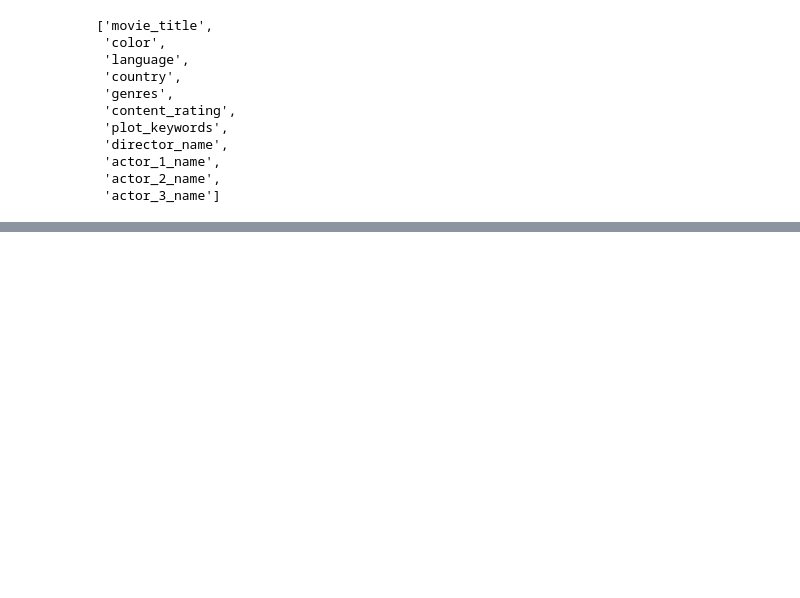
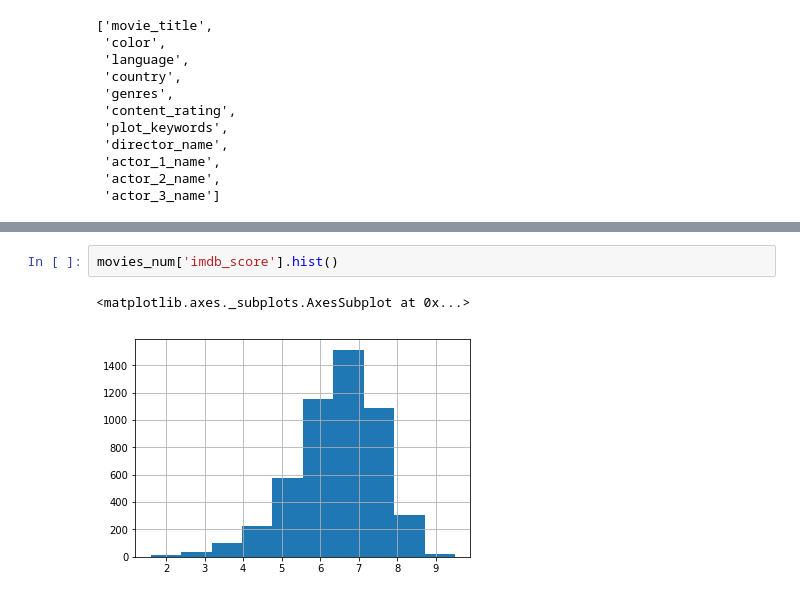
Before and after one commit to FranLMSP/platzi-ml, a Jupyter notebook: 2. Data parsing.ipynb, the cells around one changed output, grey strips where cells are left out. Cells and saved outputs as stored; diff of their text form; blank space fills up the shorter version.

```diff
--- a/2. Data parsing.ipynb
+++ b/2. Data parsing.ipynb
@@ -249,0 +280,5 @@ object_cols
+# %%
+movies_num['imdb_score'].hist()
+# %% [output]
+<matplotlib.axes._subplots.AxesSubplot at 0x...>
+[figure, added]
```
Also changed, not shown: parts of 7 cells of this notebook.
